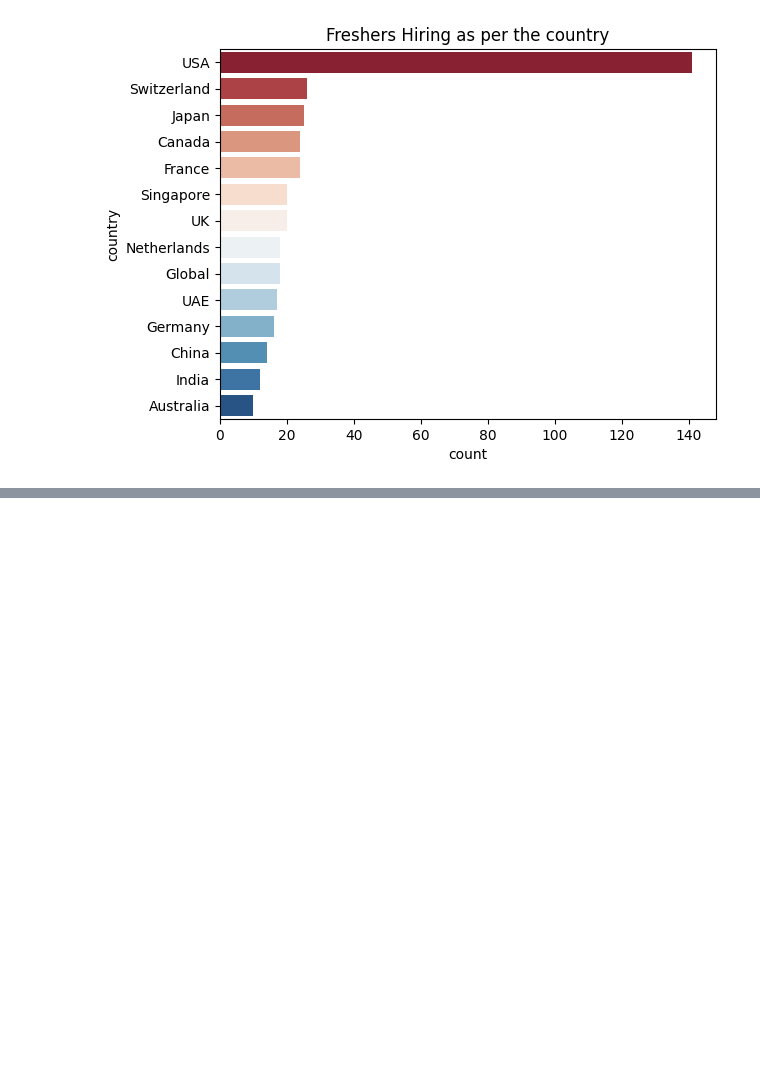
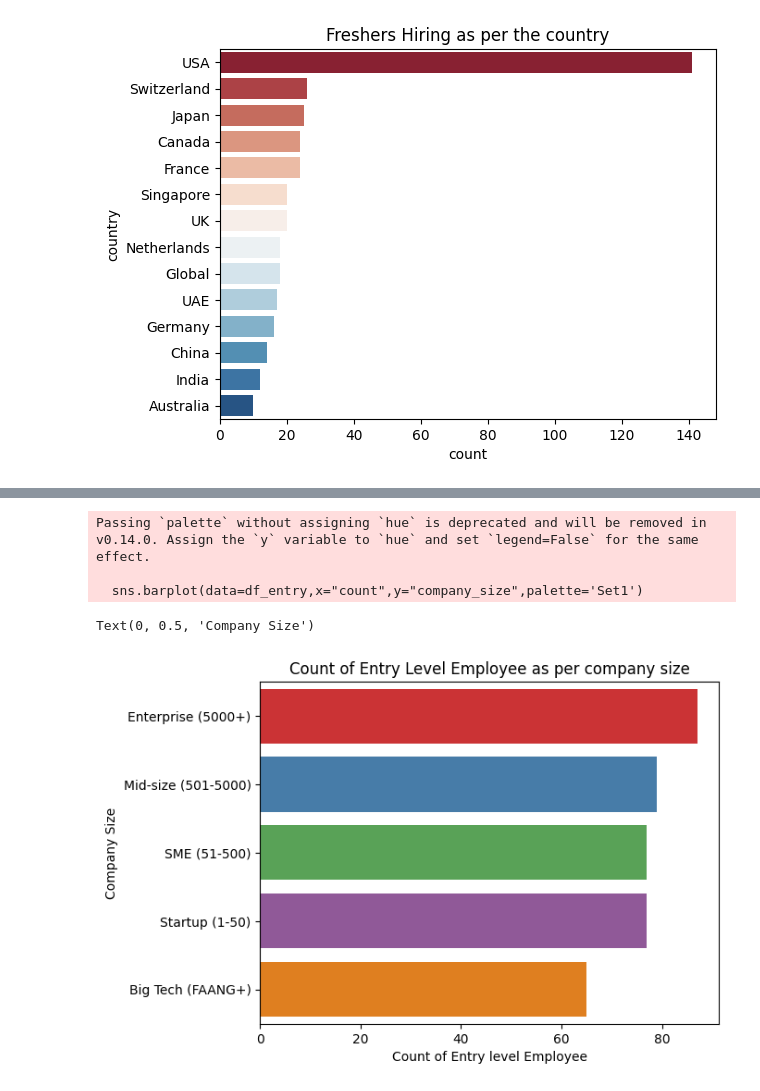
Before and after one commit to ShlokGadhave/AI-Career-Market-Insights, a Jupyter notebook: main.ipynb, the cells around one changed output, grey strips where cells are left out. Saved outputs shown, nothing was run; the diff lists cells and outputs as text; code cells hidden in the pictures; blank space fills up the shorter version.

```diff
--- a/main.ipynb
+++ b/main.ipynb
@@ -1307,0 +1370,8 @@ Text(0, 0.5, 'country')
+# %%
+#company size hires more entry-level employees
+df_entry=df[df['experience_level'] == 'Entry (0-2 yrs)'] \
+    .groupby('company_size') \
+    .size() \
+    .sort_values(ascending=False) \
+    .reset_index(name='count')
+df_entry
@@ -1307,0 +1385,11 @@ Text(0, 0.5, 'country')
+# %%
+sns.barplot(data=df_entry,x="count",y="company_size",palette='Set1')
+plt.title('Count of Entry Level Employee as per company size')
+plt.xlabel('Count of Entry level Employee')
+plt.ylabel('Company Size')
+# %% [output]
+Passing `palette` without assigning `hue` is deprecated and will be removed in v0.14.0. Assign the `y` variable to `hue` and set `legend=False` for the same effect.
+
+  sns.barplot(data=df_entry,x="count",y="company_size",palette='Set1')
+Text(0, 0.5, 'Company Size')
+[figure, added]
```
Also changed, not shown: parts of 7 cells of this notebook.
